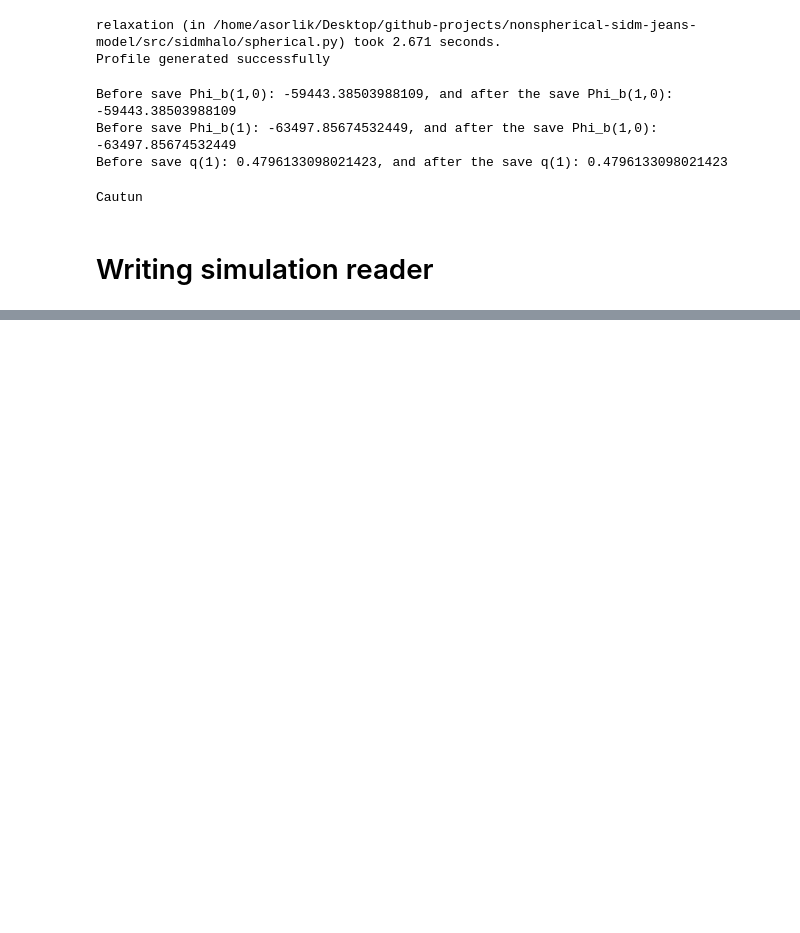
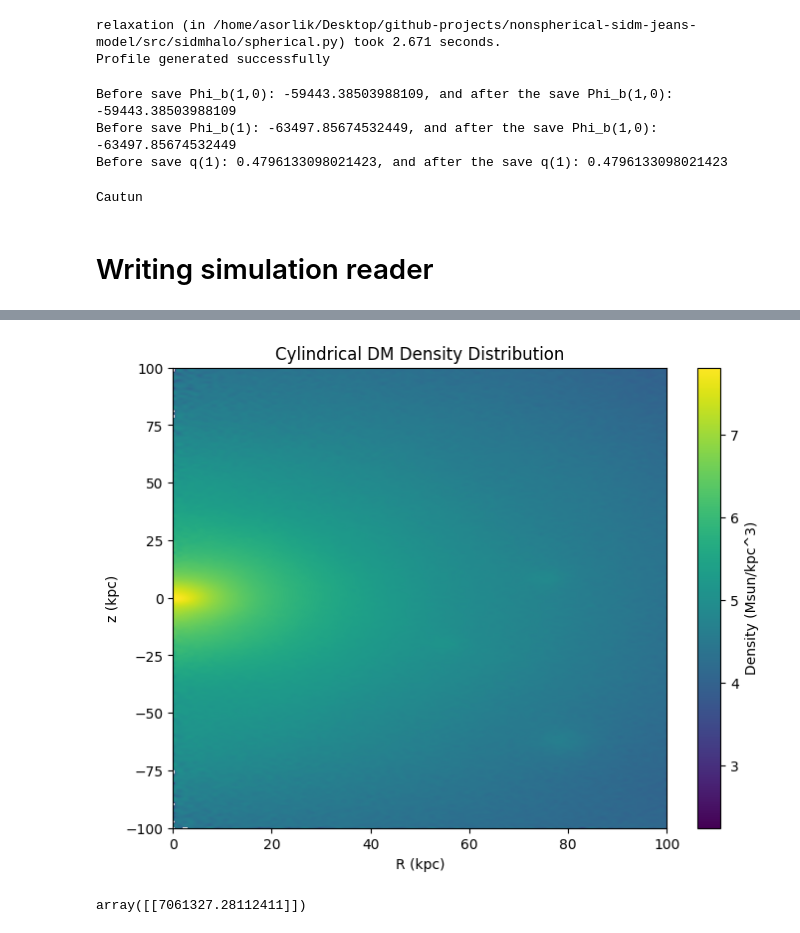
Before and after one commit to AdamSmithOrlik/nonspherical-sidm-jeans-model, a Jupyter notebook: examples/dev.ipynb, the cells around one changed output, grey strips where cells are left out. Cells and saved outputs as stored; diff of their text form; code cells hidden in the pictures; blank space fills up the shorter version.

```diff
--- a/examples/dev.ipynb
+++ b/examples/dev.ipynb
@@ -223,0 +256,27 @@ star_rho: <class 'h5py._hl.dataset.Dataset'>
+# %%
+dm_density = d.cyl_dm_density_func()
+Redges = d.Redges
+Zedges = d.Zedges
+Rcent = d.Rcent
+Zcent = d.Zcent
+extent = [Redges[0], Redges[-1], Zedges[0], Zedges[-1]]
+
+# make grid of values
+Ri = np.linspace(Redges[0], Redges[-1], 500)
+Zi = np.linspace(Zedges[0], Zedges[-1], 500)
+rho_2D = dm_density(Ri, Zi)
+log_rho_2D = np.log10(rho_2D)
+
+plt.figure(figsize=(8, 6))
+plt.imshow(log_rho_2D.T, origin='lower', extent=extent, aspect='auto', cmap='viridis')
+plt.colorbar(label='Density (Msun/kpc^3)')
+plt.xlabel('R (kpc)')
+plt.ylabel('z (kpc)')
+plt.title('Cylindrical DM Density Distribution')
+plt.show()
+# %% [output]
+[figure, added]
+# %%
+dm_density(1,2)
+# %% [output]
+array([[7061327.28112411]])
```
Also changed, not shown: parts of 13 cells of this notebook, 2 other files.
